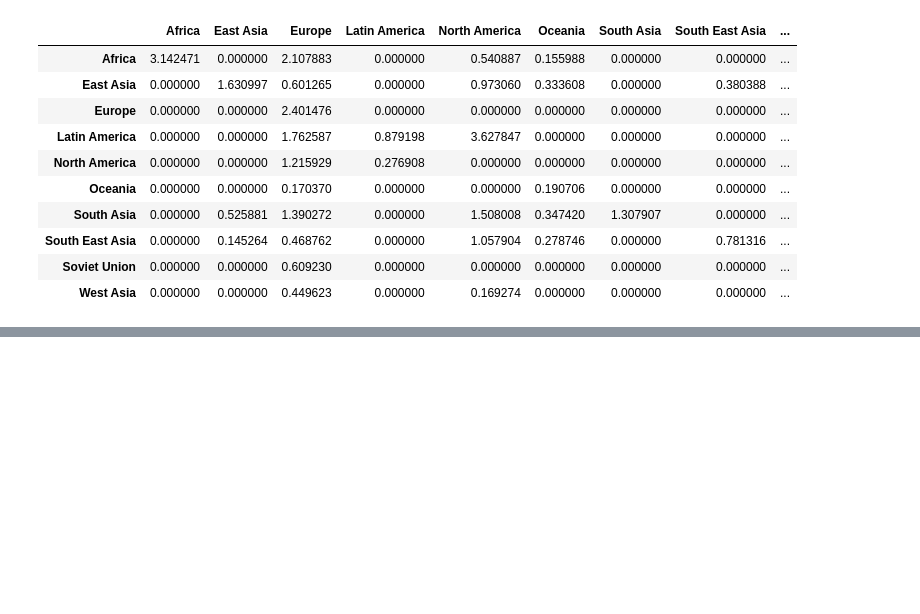
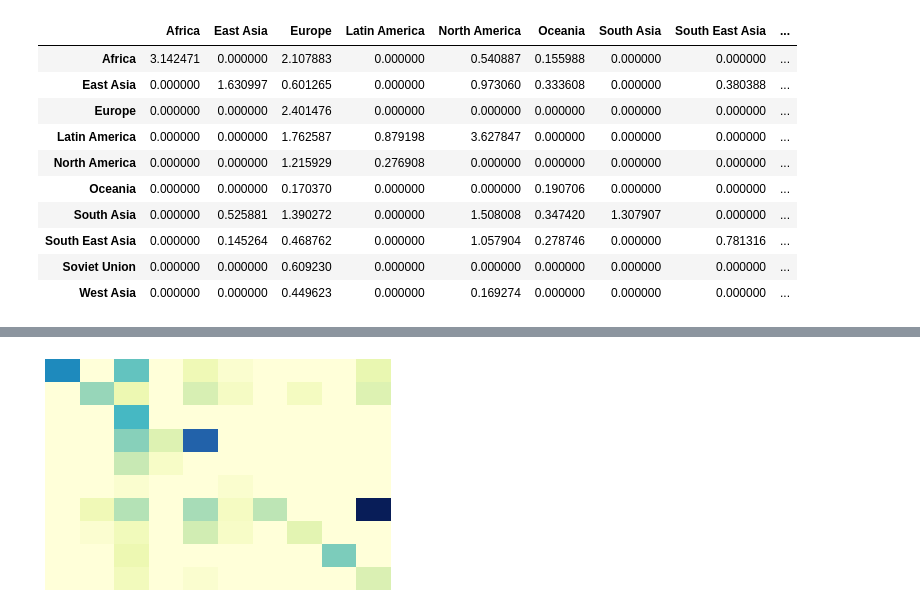
Before and after one commit to SusimRoy/Data-Visualization-Labs, a Jupyter notebook: Lab1/Categoric/TwoOrMoreCatVariable/Adjacency.ipynb, the cells around one changed output, grey strips where cells are left out. Drawn from its saved outputs; the diff is of its cells as text; code cells hidden in the pictures; blank space fills up the shorter version.

```diff
--- a/Lab1/Categoric/TwoOrMoreCatVariable/Adjacency.ipynb
+++ b/Lab1/Categoric/TwoOrMoreCatVariable/Adjacency.ipynb
@@ -74,0 +74,13 @@ TypeError: '<' not supported between instances of 'str' and 'float'
+# %%
+sns.heatmap(df, cmap='YlGnBu', cbar=False)
+
+plt.xticks([])
+plt.yticks([])
+
+plt.title('')
+
+plt.subplots_adjust(left=0.1, bottom=0.1, right=0.9, top=0.9)
+
+plt.show()
+# %% [output]
+[figure, added]
```
Also changed, not shown: parts of 5 cells of this notebook.
